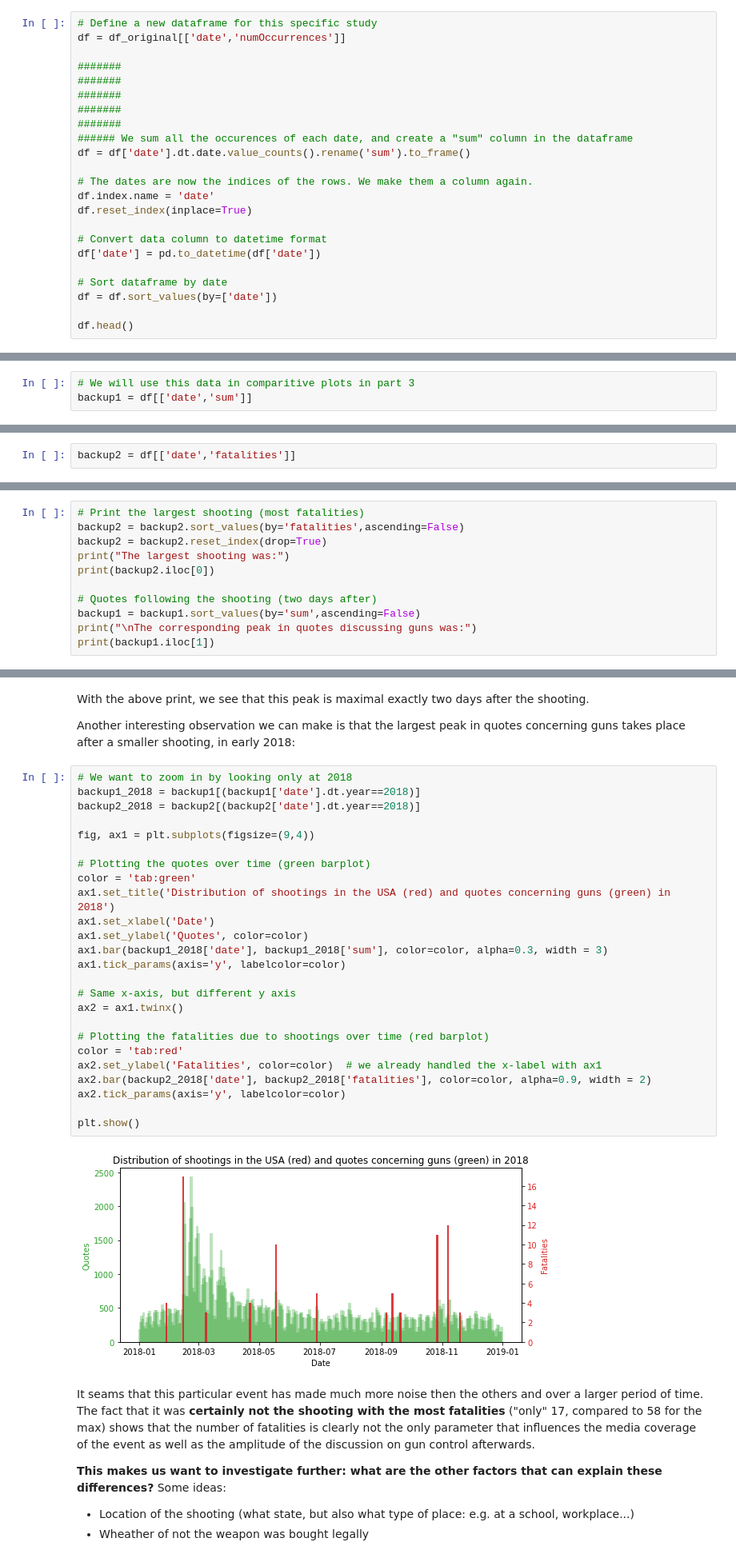
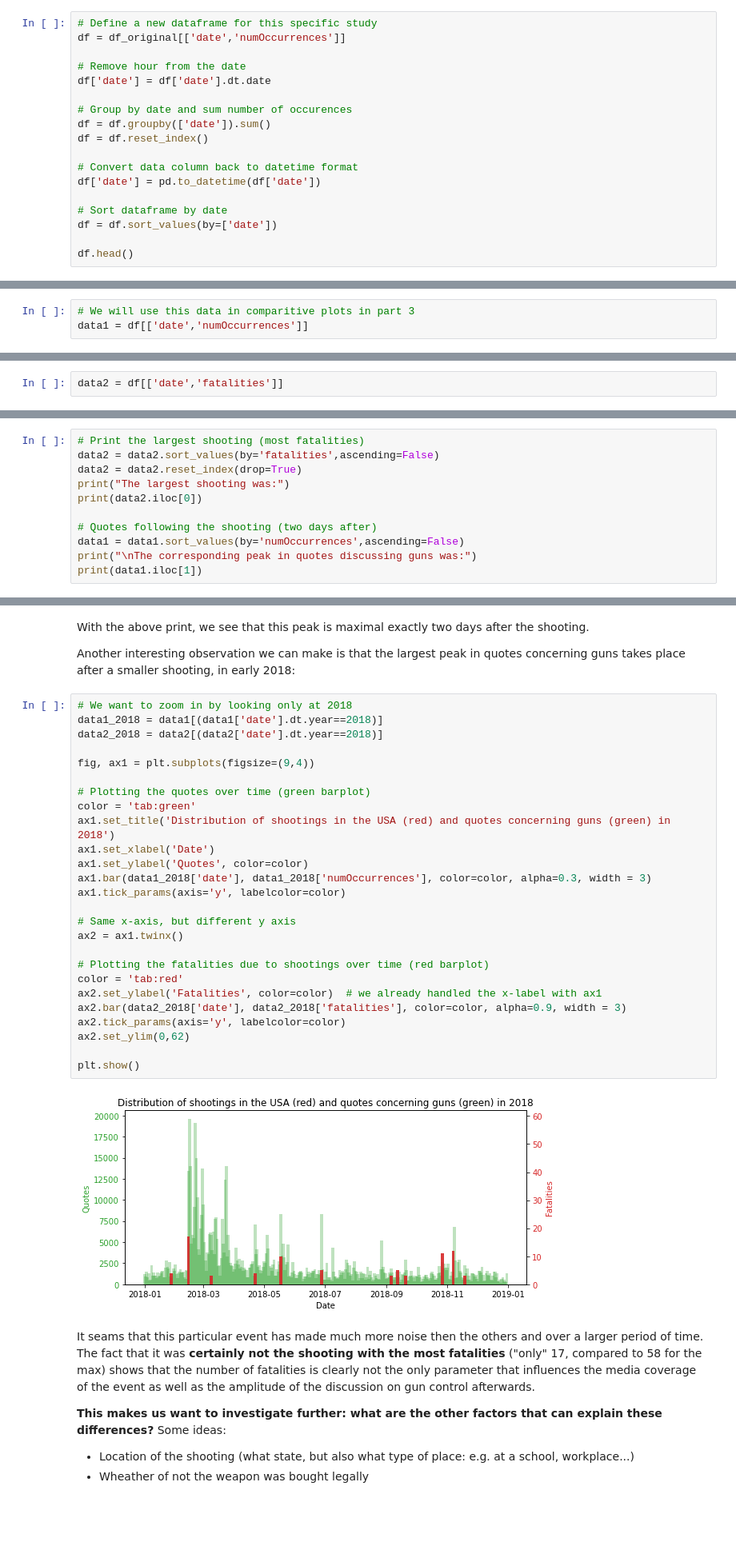
Before and after one commit to epfl-ada/ada-2021-project-clezemath, a Jupyter notebook: milestone2.ipynb, the cells around one changed output, grey strips where cells are left out. Shown: that part at 80% size. Cells and saved outputs as stored; diff of their text form; blank space fills up the shorter version.

```diff
--- a/milestone2.ipynb
+++ b/milestone2.ipynb
@@ -61,19 +61,14 @@ We will now define a new dataframe that contains the number of quotes (multiplie
 # Define a new dataframe for this specific study
 df = df_original[['date','numOccurrences']]
 
-#######
-#######
-#######
-#######
-#######
-###### We sum all the occurences of each date, and create a "sum" column in the dataframe
-df = df['date'].dt.date.value_counts().rename('sum').to_frame()
+# Remove hour from the date
+df['date'] = df['date'].dt.date
 
-# The dates are now the indices of the rows. We make them a column again.
-df.index.name = 'date'
-df.reset_index(inplace=True)
+# Group by date and sum number of occurences
+df = df.groupby(['date']).sum()
+df = df.reset_index()
 
-# Convert data column to datetime format
+# Convert data column back to datetime format
 df['date'] = pd.to_datetime(df['date'])
 
 # Sort dataframe by date
@@ -105,6 +101,6 @@ ENLEVER??In the end, we see that this is plot is extremly similar to what we hav
 # %%
 # We will use this data in comparitive plots in part 3
-backup1 = df[['date','sum']]
+data1 = df[['date','numOccurrences']]
 # %% [markdown]
 ## 2 - Initial analysis of the "Mother Jone's" dataset
 # %% [markdown]
@@ -244,7 +242,7 @@ Firstly, we notice that age of shooter is not a significant predictor (p=0.1), b
 # %% [markdown]
 Finally, we will use this dataframe in comparitive plots in part 3.<br>Therefore we save it to a new dataframe (in case we want to overwrite "df" further on):
 # %%
-backup2 = df[['date','fatalities']]
+data2 = df[['date','fatalities']]
 # %% [markdown]
 ## 3 - Linking the two datasets
 # %% [markdown]
@@ -276,15 +274,15 @@ plt.show()
 We can see several interesting events in this first plot. For example, the largest peak in fatalities happens around october 2017. It is followed by the second largest peak in quotes talking about guns.
 # %%
 # Print the largest shooting (most fatalities)
-backup2 = backup2.sort_values(by='fatalities',ascending=False)
-backup2 = backup2.reset_index(drop=True)
+data2 = data2.sort_values(by='fatalities',ascending=False)
+data2 = data2.reset_index(drop=True)
 print("The largest shooting was:")
-print(backup2.iloc[0])
+print(data2.iloc[0])
 
 # Quotes following the shooting (two days after)
-backup1 = backup1.sort_values(by='sum',ascending=False)
+data1 = data1.sort_values(by='numOccurrences',ascending=False)
 print("\nThe corresponding peak in quotes discussing guns was:")
-print(backup1.iloc[1])
+print(data1.iloc[1])
 # %% [output]
 The largest shooting was:
 date          2017-10-01 00:00:00
@@ -301,31 +299,32 @@ With the above print, we see that this peak is maximal exactly two days after th
 Another interesting observation we can make is that the largest peak in quotes concerning guns takes place after a smaller shooting, in early 2018:
 # %%
 # We want to zoom in by looking only at 2018
-backup1_2018 = backup1[(backup1['date'].dt.year==2018)]
-backup2_2018 = backup2[(backup2['date'].dt.year==2018)]
+data1_2018 = data1[(data1['date'].dt.year==2018)]
+data2_2018 = data2[(data2['date'].dt.year==2018)]
 
 fig, ax1 = plt.subplots(figsize=(9,4))
 
 # Plotting the quotes over time (green barplot)
 color = 'tab:green'
 ax1.set_title('Distribution of shootings in the USA (red) and quotes concerning guns (green) in 2018')
 ax1.set_xlabel('Date')
 ax1.set_ylabel('Quotes', color=color)
-ax1.bar(backup1_2018['date'], backup1_2018['sum'], color=color, alpha=0.3, width = 3)
+ax1.bar(data1_2018['date'], data1_2018['numOccurrences'], color=color, alpha=0.3, width = 3)
 ax1.tick_params(axis='y', labelcolor=color)
 
 # Same x-axis, but different y axis
 ax2 = ax1.twinx()
 
 # Plotting the fatalities due to shootings over time (red barplot)
 color = 'tab:red'
 ax2.set_ylabel('Fatalities', color=color)  # we already handled the x-label with ax1
-ax2.bar(backup2_2018['date'], backup2_2018['fatalities'], color=color, alpha=0.9, width = 2)
+ax2.bar(data2_2018['date'], data2_2018['fatalities'], color=color, alpha=0.9, width = 3)
 ax2.tick_params(axis='y', labelcolor=color)
+ax2.set_ylim(0,62)
 
 plt.show()
 # %% [output]
-[figure, old version]
+[figure, new version]
 # %% [markdown]
 It seams that this particular event has made much more noise then the others and over a larger period of time. The fact that it was **certainly not the shooting with the most fatalities** ("only" 17, compared to 58 for the max) shows that the number of fatalities is clearly not the only parameter that influences the media coverage of the event as well as the amplitude of the discussion on gun control afterwards.
 
```
Also changed, not shown: parts of 8 cells of this notebook.
